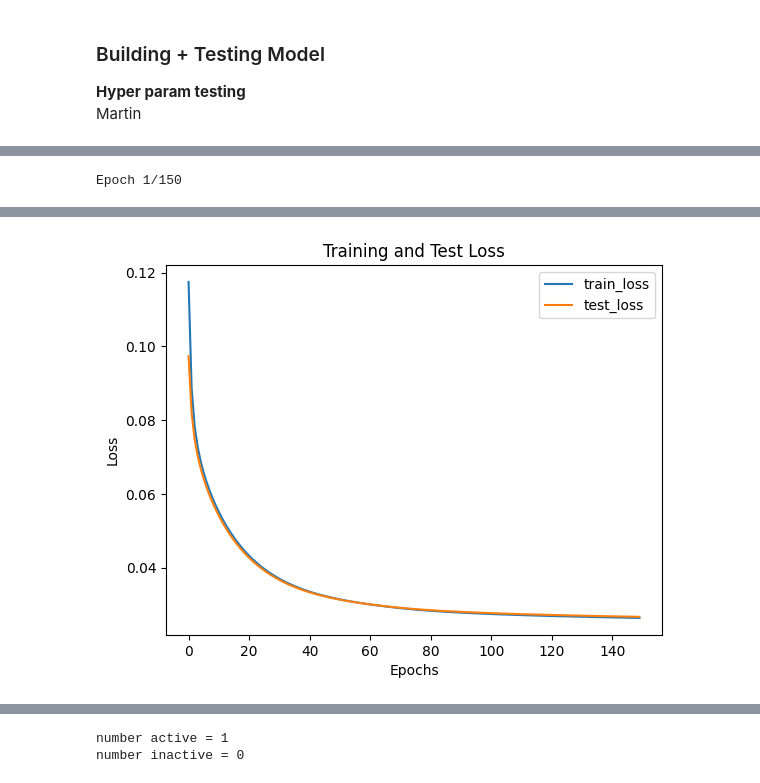
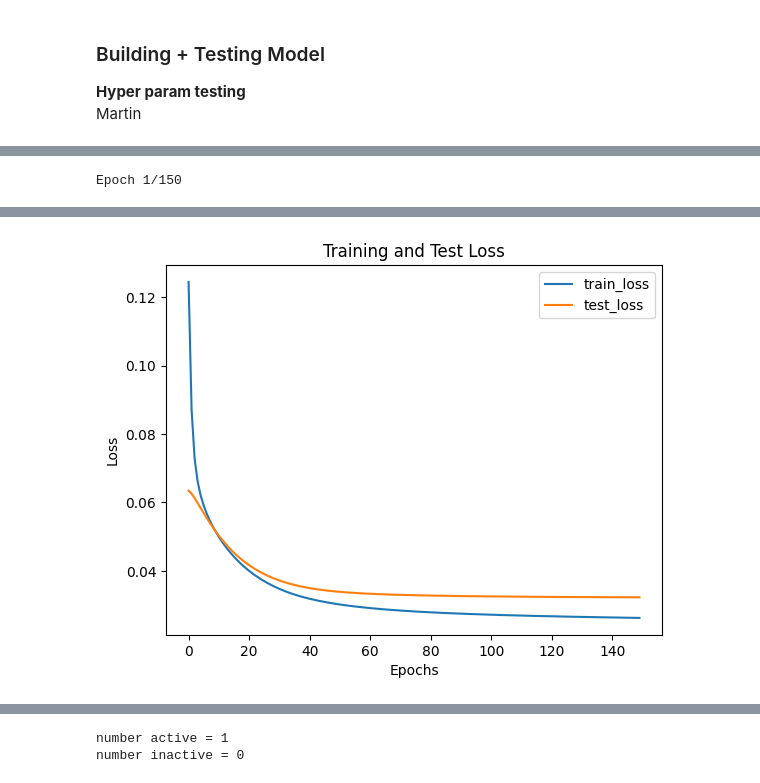
Before and after one commit to sofiacho/ECS171, a Jupyter notebook: notebook/main_algo.ipynb, the cells around one changed output, grey strips where cells are left out. Drawn from its saved outputs; the diff is of its cells as text; code cells hidden in the pictures.

Commit message:
Use a pipeline to automatically standardize inputs

```diff
--- a/notebook/main_algo.ipynb
+++ b/notebook/main_algo.ipynb
@@ -346,9 +318,33 @@ To enable the following instructions: AVX2 FMA, in other operations, rebuild Ten
 # %%
+from sklearn.compose import make_column_transformer
+from sklearn.pipeline import make_pipeline
+from sklearn.preprocessing import StandardScaler
+
 model = KerasClassifier(build_fn=create_model, verbose=0)
 
 # \fit model with 150 epochs and use batch size of 32
 
-history = model.fit(train_data, train_label, epochs = 150, batch_size = 32, verbose = 1, validation_data = (test_data, test_label))
+standardized_columns = [
+    'time',
+    'frontal accel',
+    'vertical accel',
+    'lateral accel',
+    'rssi',
+    'phase',
+    'frequency',
+    # 'consecutiveness',
+    'acceleration',
+    # 'freq'
+]
+transformer = make_column_transformer((StandardScaler(), standardized_columns), remainder='passthrough')
+model = make_pipeline(transformer, model)
+
+model.fit(train_data, train_label, kerasclassifier__epochs = 150, kerasclassifier__batch_size = 32, kerasclassifier__verbose = 1, kerasclassifier__validation_data = (test_data, test_label))
+
+transformer = model.named_steps['columntransformer']
+model = model.named_steps['kerasclassifier'].model
+history = model.history
+model = make_pipeline(transformer, model)
 
 # TODO: implement model evaluation and print/graph anything needed for visualization
 
@@ -383,2 +379,2 @@ Epoch 150/150
-[figure, old version]
+[figure, new version]
 # %%
```
Also changed, not shown: parts of 5 cells of this notebook, 3 other files.
